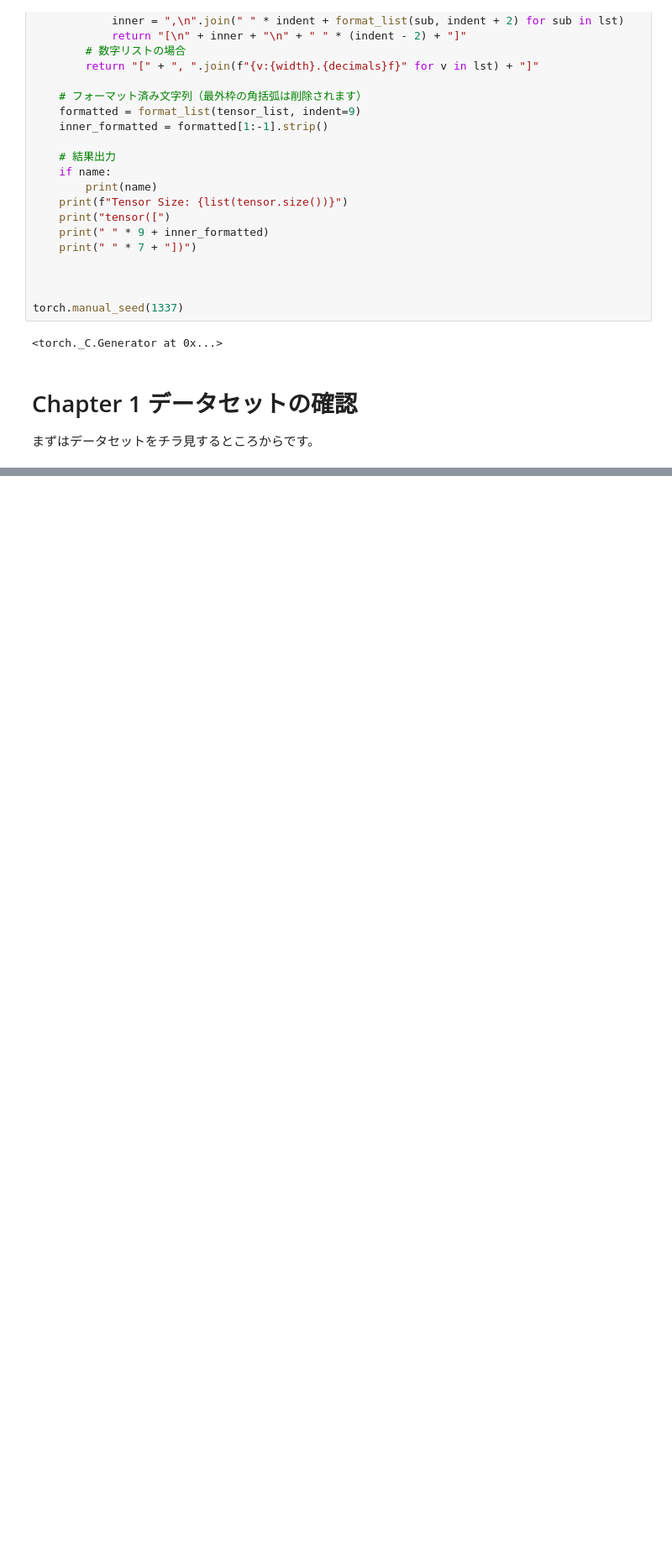
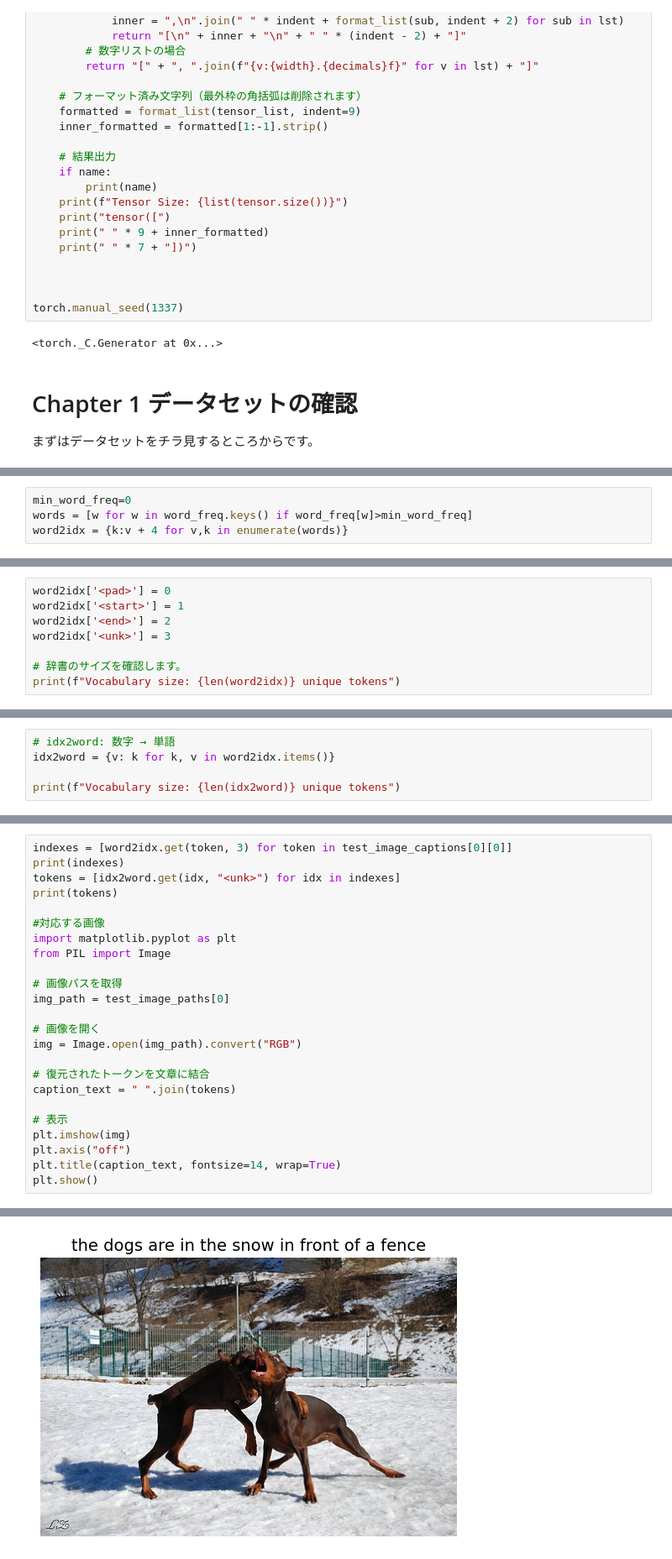
Before and after one commit to kondotaichi/everyonesTextToImage, a Jupyter notebook: notebooks/answer/chapter03_Captions.ipynb, the cells around one changed output, grey strips where cells are left out. Shown at 84% size. Cells and saved outputs as stored; diff of their text form; blank space fills up the shorter version.

```diff
--- a/notebooks/answer/chapter03_Captions.ipynb
+++ b/notebooks/answer/chapter03_Captions.ipynb
@@ -73,0 +306,4 @@ with open('/content/txt2img/files/dataset_flickr8k.json', 'r') as fb:
+# %%
+min_word_freq=0
+words = [w for w in word_freq.keys() if word_freq[w]>min_word_freq]
+word2idx = {k:v + 4 for v,k in enumerate(words)}
@@ -73,0 +339,8 @@ with open('/content/txt2img/files/dataset_flickr8k.json', 'r') as fb:
+# %%
+word2idx['<pad>'] = 0
+word2idx['<start>'] = 1
+word2idx['<end>'] = 2
+word2idx['<unk>'] = 3
+
+# 辞書のサイズを確認します。
+print(f"Vocabulary size: {len(word2idx)} unique tokens")
@@ -73,0 +351,5 @@ with open('/content/txt2img/files/dataset_flickr8k.json', 'r') as fb:
+# %%
+# idx2word: 数字 → 単語
+idx2word = {v: k for k, v in word2idx.items()}
+
+print(f"Vocabulary size: {len(idx2word)} unique tokens")
@@ -73,0 +361,25 @@ with open('/content/txt2img/files/dataset_flickr8k.json', 'r') as fb:
+# %%
+indexes = [word2idx.get(token, 3) for token in test_image_captions[0][0]]
+print(indexes)
+tokens = [idx2word.get(idx, "<unk>") for idx in indexes]
+print(tokens)
+
+#対応する画像
+import matplotlib.pyplot as plt
+from PIL import Image
+
+# 画像パスを取得
+img_path = test_image_paths[0]
+
+# 画像を開く
+img = Image.open(img_path).convert("RGB")
+
+# 復元されたトークンを文章に結合
+caption_text = " ".join(tokens)
+
+# 表示
+plt.imshow(img)
+plt.axis("off")
+plt.title(caption_text, fontsize=14, wrap=True)
+plt.show()
+# %% [output]
@@ -73,0 +388 @@ with open('/content/txt2img/files/dataset_flickr8k.json', 'r') as fb:
+[figure, added]
```
Also changed, not shown: parts of 60 cells of this notebook, 1 other file.
